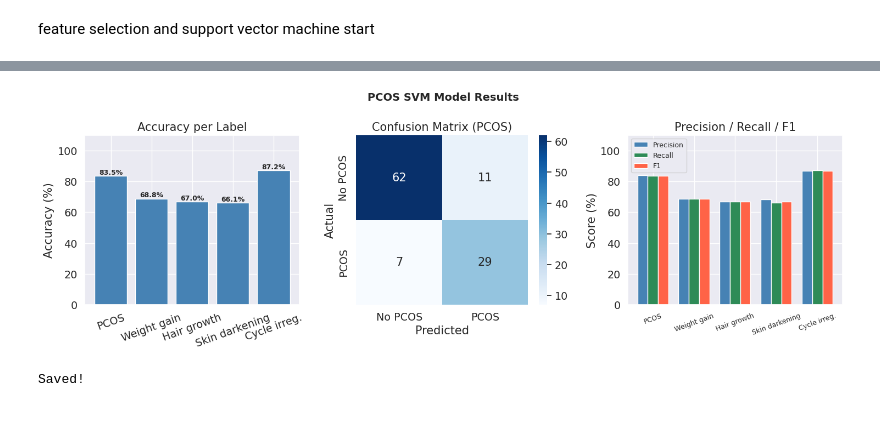
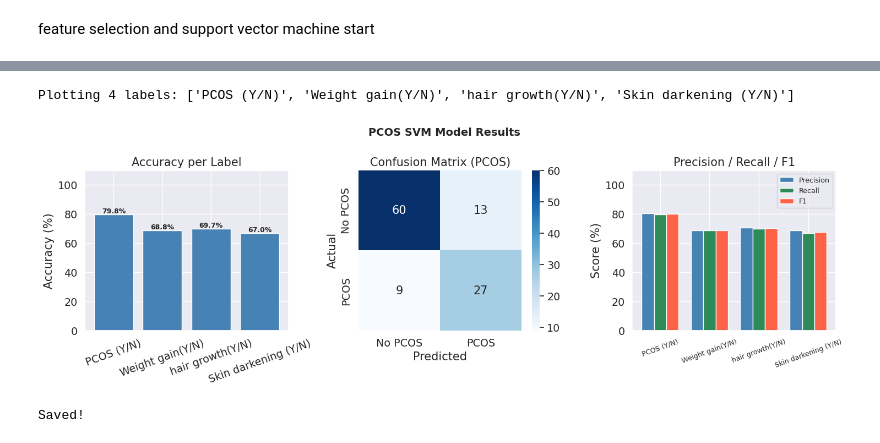
Before and after one commit to nanknee/PCOS-KA-OS, a Jupyter notebook: pcosdetection.ipynb, the cells around one changed output, grey strips where cells are left out. Cells and saved outputs as stored; diff of their text form; code cells hidden in the pictures.

```diff
--- a/pcosdetection.ipynb
+++ b/pcosdetection.ipynb
@@ -179,0 +206,16 @@ Confusion matrix (PCOS):
+# %%
+y_pred = svm_model.predict(X_test)
+
+for i, label in enumerate(y_test.columns):
+    report = classification_report(
+        y_test.iloc[:, i], y_pred[:, i],
+        output_dict=True, zero_division=0
+    )
+    print(f"\n{label}:")
+    print(f"  Accuracy:  {accuracy_score(y_test.iloc[:,i], y_pred[:,i])*100:.1f}%")
+    print(f"  Precision: {report['weighted avg']['precision']*100:.1f}%")
+    print(f"  Recall:    {report['weighted avg']['recall']*100:.1f}%")
+    print(f"  F1:        {report['weighted avg']['f1-score']*100:.1f}%")
+
+cm = confusion_matrix(y_test.iloc[:, 0], y_pred[:, 0])
+print("\nConfusion matrix (PCOS):\n", cm)
@@ -180,5 +240,5 @@ Confusion matrix (PCOS):
 # %%
-for i, col in enumerate(targets):
+for i, col in enumerate(y_test.columns):
     print(f"\n--- {col} ---")
     print(classification_report(y_test.iloc[:, i], y_pred[:, i]))
 # %% [output]
@@ -218,16 +278,20 @@ import seaborn as sns
 import numpy as np
 from sklearn.metrics import accuracy_score, classification_report, confusion_matrix
 
-label_names = ['PCOS', 'Weight gain', 'Hair growth', 'Skin darkening', 'Cycle irreg.']
+# derive label count directly from y_test — never hardcode
+label_names = list(y_test.columns)
+n = len(label_names)
+
+print(f"Plotting {n} labels: {label_names}")
 
 # collect accuracy per label
 accs = [accuracy_score(y_test.iloc[:, i], y_pred[:, i]) * 100
-        for i in range(len(label_names))]
+        for i in range(n)]
 
 fig, axes = plt.subplots(1, 3, figsize=(15, 5))
 fig.suptitle('PCOS SVM Model Results', fontsize=14, fontweight='bold')
 
-# ── 1. Accuracy bar chart ──────────────────────────
+# ── 1. Accuracy bar chart
 axes[0].bar(label_names, accs, color='steelblue', edgecolor='white')
 axes[0].set_ylim(0, 110)
 axes[0].set_title('Accuracy per Label')
@@ -235,41 +299,42 @@ axes[0].set_ylabel('Accuracy (%)')
 axes[0].tick_params(axis='x', rotation=20)
 for i, v in enumerate(accs):
     axes[0].text(i, v + 1, f'{v:.1f}%', ha='center', fontsize=9, fontweight='bold')
 
-# ── 2. Confusion matrix (PCOS label) ──────────────
+# ── 2. Confusion matrix (PCOS label)
 cm = confusion_matrix(y_test.iloc[:, 0], y_pred[:, 0])
 sns.heatmap(cm, annot=True, fmt='d', cmap='Blues', ax=axes[1],
             xticklabels=['No PCOS', 'PCOS'],
             yticklabels=['No PCOS', 'PCOS'])
 axes[1].set_title('Confusion Matrix (PCOS)')
 axes[1].set_xlabel('Predicted')
 axes[1].set_ylabel('Actual')
 
-# ── 3. Precision / Recall / F1 grouped bar ────────
+# ── 3. Precision / Recall / F1 grouped bar
 metrics = {'Precision': [], 'Recall': [], 'F1': []}
-for i in range(len(label_names)):
+for i in range(n):
     rep = classification_report(y_test.iloc[:, i], y_pred[:, i],
-                                 output_dict=True, zero_division=0)
+                                output_dict=True, zero_division=0)
     metrics['Precision'].append(rep['weighted avg']['precision'] * 100)
-    metrics['Recall'].append(rep['weighted avg']['recall'] * 100)
-    metrics['F1'].append(rep['weighted avg']['f1-score'] * 100)
+    metrics['Recall'].append(rep['weighted avg']['recall']       * 100)
+    metrics['F1'].append(rep['weighted avg']['f1-score']         * 100)
 
-x = np.arange(len(label_names))
+x = np.arange(n)
 w = 0.25
 axes[2].bar(x - w, metrics['Precision'], width=w, label='Precision', color='steelblue')
 axes[2].bar(x,     metrics['Recall'],    width=w, label='Recall',    color='seagreen')
 axes[2].bar(x + w, metrics['F1'],        width=w, label='F1',        color='tomato')
 axes[2].set_xticks(x)
 axes[2].set_xticklabels(label_names, rotation=20, fontsize=9)
 axes[2].set_ylim(0, 110)
 axes[2].set_title('Precision / Recall / F1')
 axes[2].set_ylabel('Score (%)')
 axes[2].legend(fontsize=9)
 
 plt.tight_layout()
 plt.show()
 # %% [output]
+Plotting 4 labels: ['PCOS (Y/N)', 'Weight gain(Y/N)', 'hair growth(Y/N)', 'Skin darkening (Y/N)']
-[figure, old version]
+[figure, new version]
 # %%
 import pickle
 pickle.dump(chain_model, open('pcos_chain_svm.pkl', 'wb'))
```
Also changed, not shown: parts of 15 cells of this notebook.
